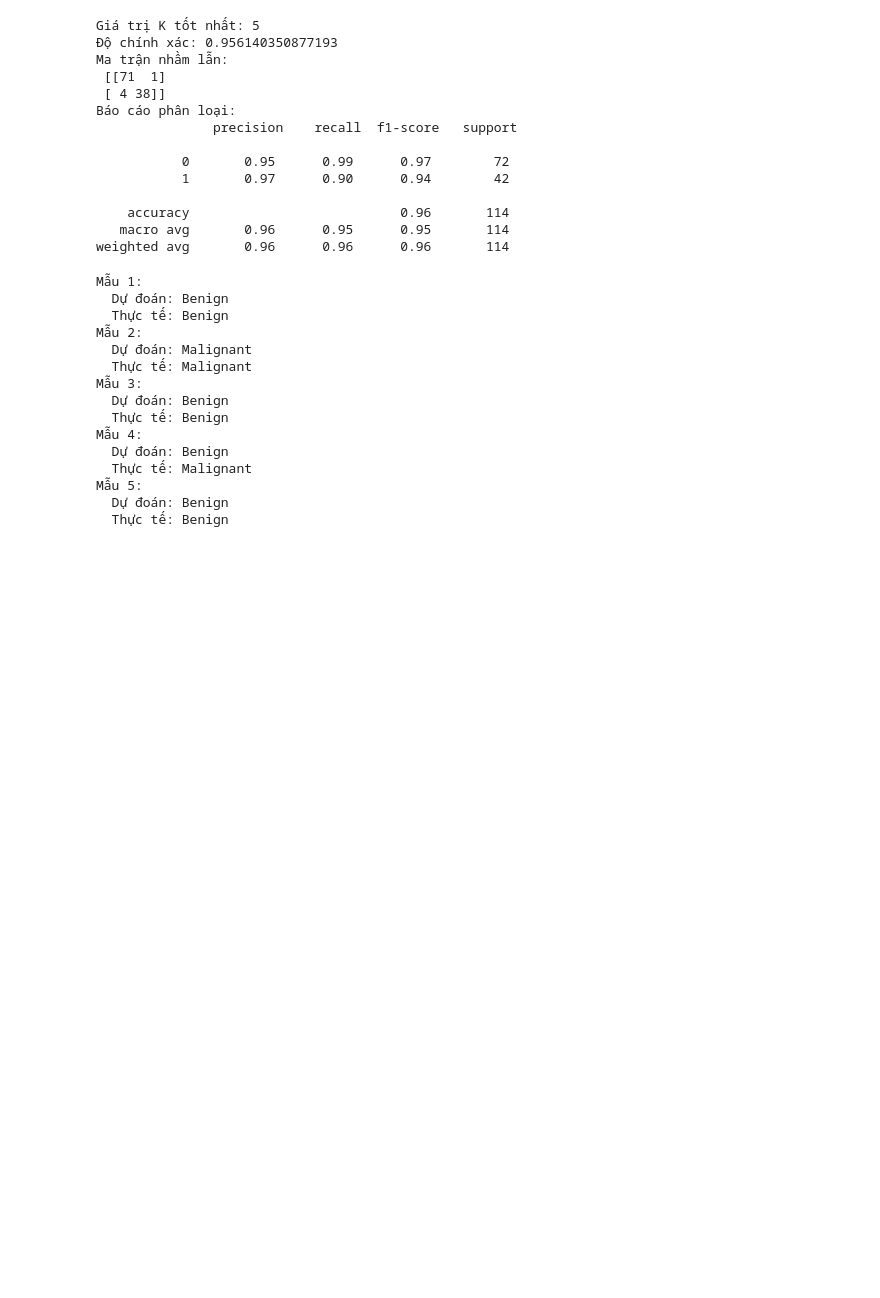
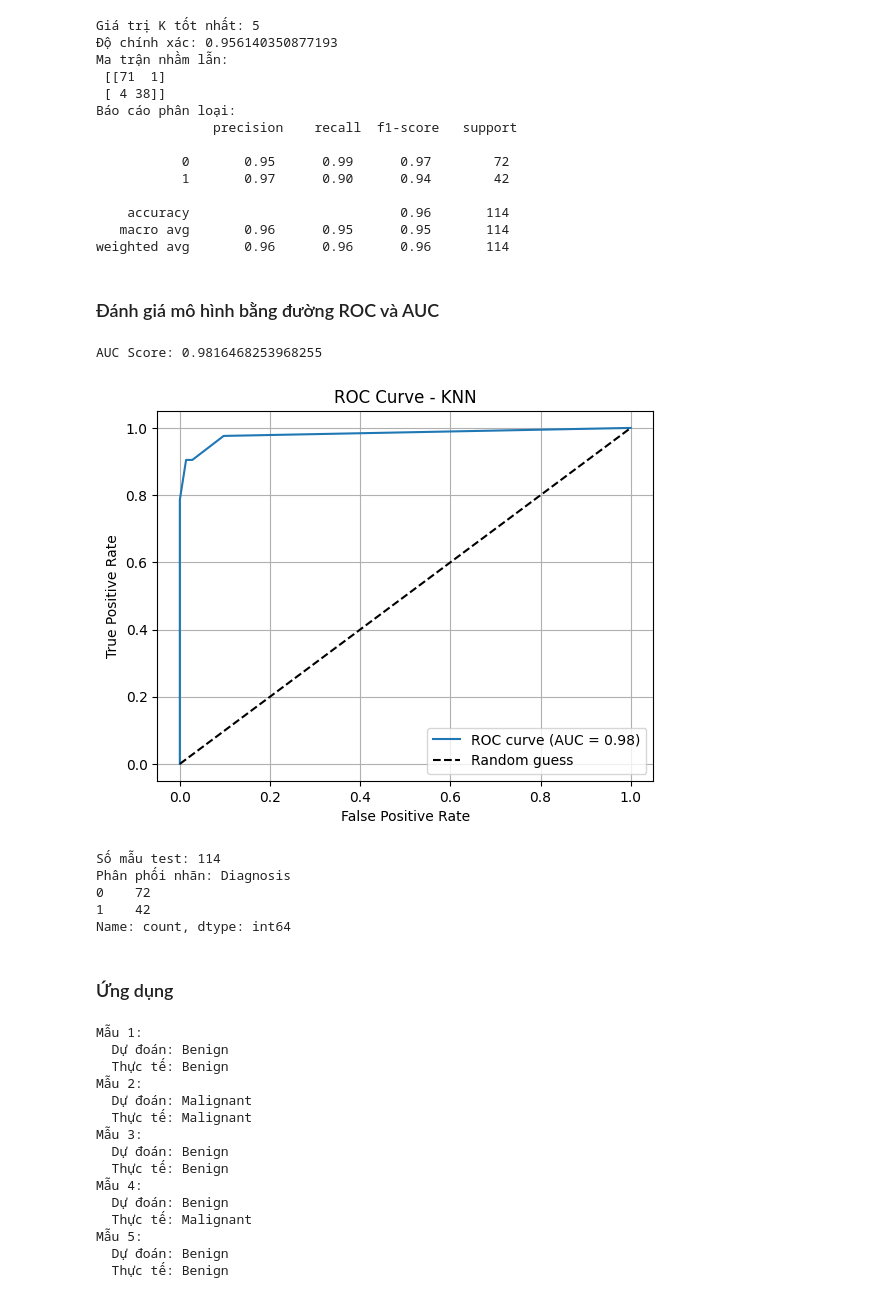
Before and after one commit to qanngyen/Data-Mining-Algorithm, a Jupyter notebook: Algorithms/k-nn/knn.ipynb, the cells around one changed output. Drawn from its saved outputs; the diff is of its cells as text; code cells hidden in the pictures; blank space fills up the shorter version.

```diff
--- a/Algorithms/k-nn/knn.ipynb
+++ b/Algorithms/k-nn/knn.ipynb
@@ -76,6 +123,40 @@ Báo cáo phân loại:
     accuracy                           0.96       114
    macro avg       0.96      0.95      0.95       114
 weighted avg       0.96      0.96      0.96       114
+# %% [markdown]
+### Đánh giá mô hình bằng đường ROC và AUC
+# %%
+# Dự đoán xác suất cho lớp dương tính (ác tính)
+y_proba = model.predict_proba(X_test)[:, 1]
+
+# Tính AUC
+auc_score = roc_auc_score(y_test, y_proba)
+print("AUC Score:", auc_score)
+
+# Vẽ đường ROC
+fpr, tpr, thresholds = roc_curve(y_test, y_proba)
+
+plt.figure()
+plt.plot(fpr, tpr, label=f'ROC curve (AUC = {auc_score:.2f})')
+plt.plot([0, 1], [0, 1], 'k--', label='Random guess')
+plt.xlabel('False Positive Rate')
+plt.ylabel('True Positive Rate')
+plt.title('ROC Curve - KNN')
+plt.legend(loc='lower right')
+plt.grid(True)
+plt.show()
+print("Số mẫu test:", len(y_test))
+print("Phân phối nhãn:", y_test.value_counts())
+# %% [output]
+AUC Score: 0.9816468253968255
+[figure, added]
+Số mẫu test: 114
+Phân phối nhãn: Diagnosis
+0    72
+1    42
+Name: count, dtype: int64
+# %% [markdown]
+### Ứng dụng
 # %%
 knn = KNeighborsClassifier(n_neighbors=5)
 knn.fit(X_train, y_train)
```
Also changed, not shown: parts of 7 cells of this notebook, 7 other files.
